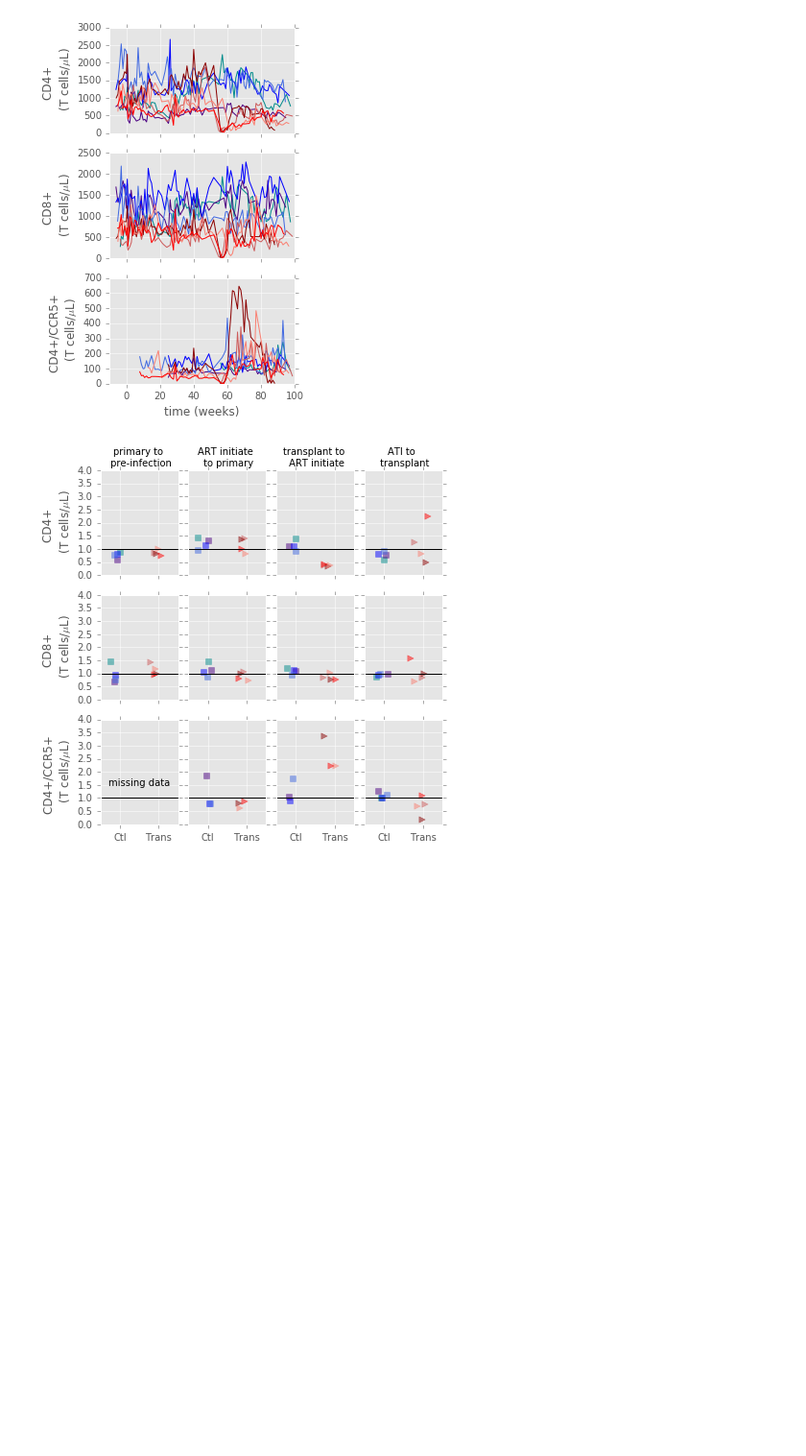
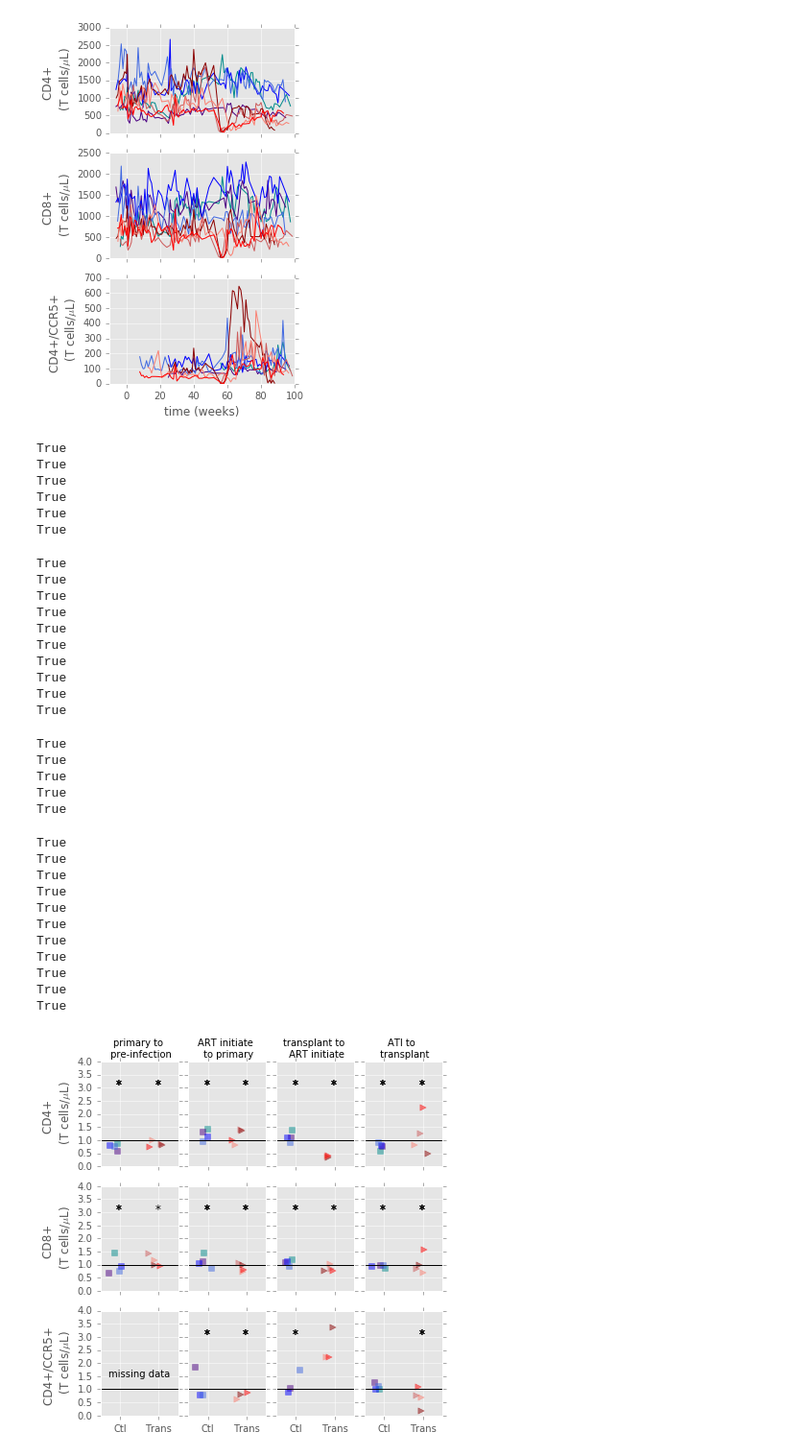
Before and after one commit to dbrvs/monkeys, a Jupyter notebook: data_analysis.ipynb, the cells around one changed output. Shown at 96% size. Saved outputs shown, nothing was run; the diff lists cells and outputs as text; code cells hidden in the pictures; blank space fills up the shorter version.

```diff
--- a/data_analysis.ipynb
+++ b/data_analysis.ipynb
@@ -281,31 +281,76 @@ for k in range(len(ATI_list)):
         rat4 = np.nanmean(c4[ind_vals[j+1]:ind_vals[j+2]])/np.nanmean(c4[ind_vals[j]:ind_vals[j+1]])
         rat8 = np.nanmean(c8[ind_vals[j+1]:ind_vals[j+2]])/np.nanmean(c8[ind_vals[j]:ind_vals[j+1]])
         rat5 = np.nanmean(c5[ind_vals[j+1]:ind_vals[j+2]])/np.nanmean(c5[ind_vals[j]:ind_vals[j+1]])
 
         if k<4:
             x=1
         else:
             x=2
 
         axarr2[0][j].scatter(x+np.random.normal(-nz,nz,1),rat4,s=S,marker=mz_list[mati[k]],color=cz_list[mati[k]],alpha=alz)
         axarr2[1][j].scatter(x+np.random.normal(-nz,nz,1),rat8,s=S,marker=mz_list[mati[k]],color=cz_list[mati[k]],alpha=alz)
         axarr2[2][j].scatter(x+np.random.normal(-nz,nz,1),rat5,s=S,marker=mz_list[mati[k]],color=cz_list[mati[k]],alpha=alz)
 
 for j in range(4):
     axarr2[0][j].set_title(ind_names[j],fontsize=10)
     for i in range(3):
         axarr2[i][j].axhline(y=1,color='k')
 
+
+'''
+        print((rat4<1).all() or (rat4>1).all())
+        y=3
+        #simple significance check just check if all greater or less than 1 (nonparametric comparison with null hypothesis)
+        if (rat4<1).all() or (rat4>1).all():
+            axarr2[0][j].annotate('*',(x-0.1,y),fontsize=12)
+        if (rat8<1).all() or (rat4>1).all():
+            axarr2[1][j].annotate('*',(x-0.1,y),fontsize=12)
+        if (rat5<1).all() or (rat4>1).all():
+            axarr2[2][j].annotate('*',(x-0.1,y),fontsize=12)
+'''
+
 axarr2[0][0].set_xlim([0.5,2.5])
 axarr2[0][0].set_ylim([0,4])
 axarr2[0][0].set_ylabel('CD4+ \n (T cells/$\mu$L)')
 axarr2[1][0].set_ylabel('CD8+ \n (T cells/$\mu$L)')
 axarr2[2][0].set_ylabel('CD4+/CCR5+ \n (T cells/$\mu$L)')
 plt.xticks([1,2],['Ctl','Trans'])
 
 axarr2[2][0].annotate('missing data',(0.7,1.5))
 plt.tight_layout()
 
 plt.savefig('figures/Tcell_ratios.pdf')  # No warning now
 # %% [output]
+True
+True
+True
+True
+True
+True
+True
+True
+True
+True
+True
+True
+True
+True
+True
+True
+True
+True
+True
+True
+True
+True
+True
+True
+True
+True
+True
+True
+True
+True
+True
+True
-[figure, old version]
+[figure, new version]
```
Also changed, not shown: parts of 3 cells of this notebook, 19 other files.
